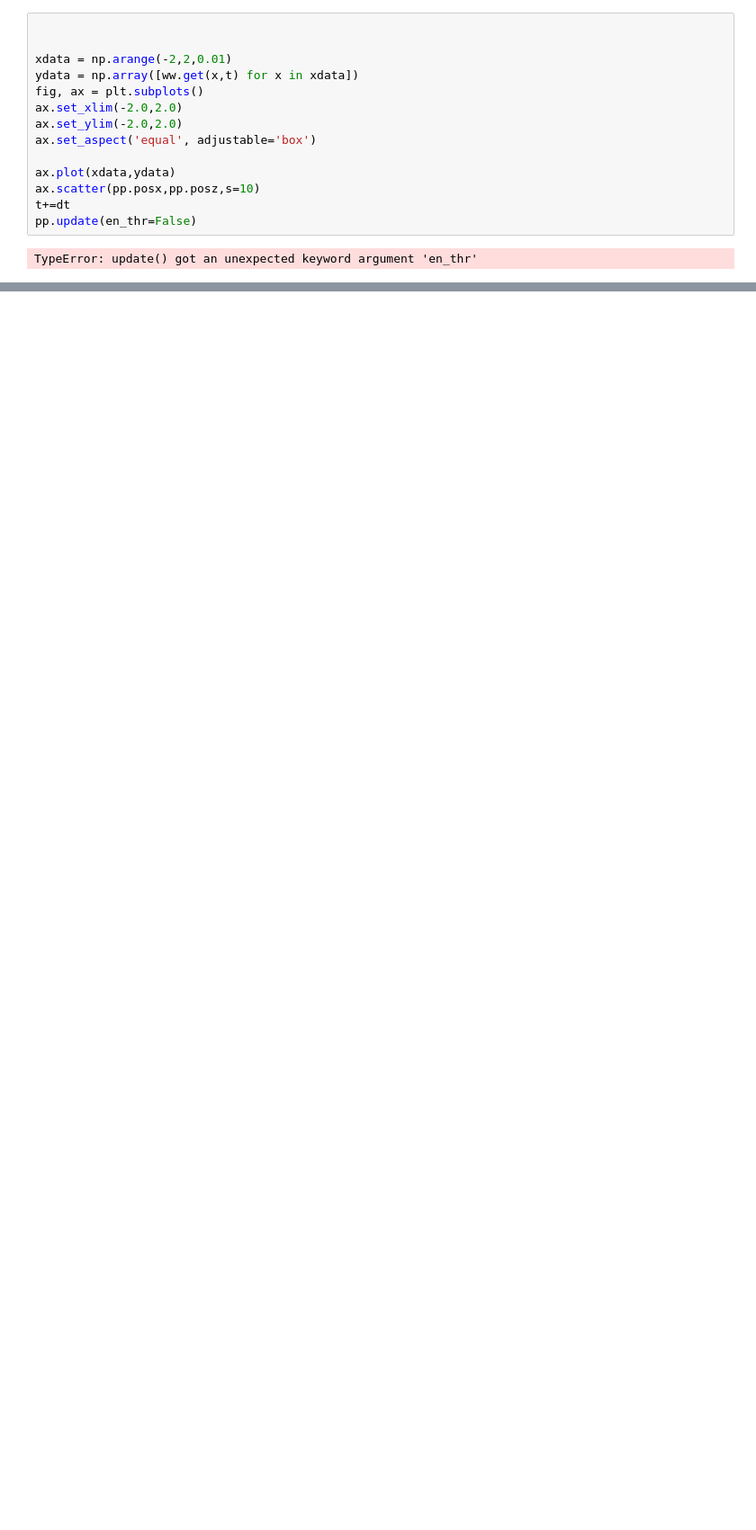
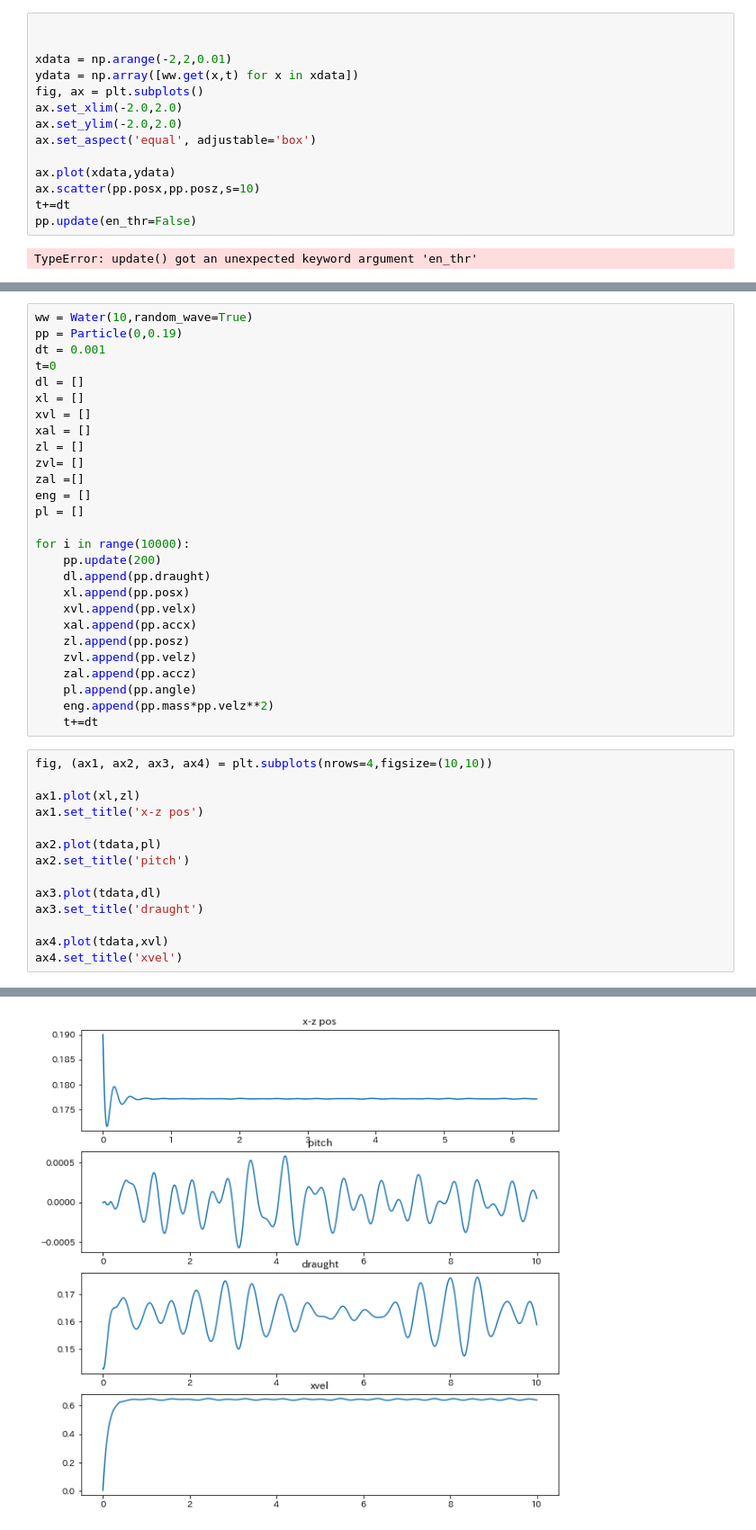
Before and after one commit to shiokoala/soturon, a Jupyter notebook: ship_rao copy 2.ipynb, the cells around one changed output, grey strips where cells are left out. Shown: that part at 90% size. Saved outputs shown, nothing was run; the diff lists cells and outputs as text; blank space fills up the shorter version.

```diff
--- a/ship_rao copy 2.ipynb
+++ b/ship_rao copy 2.ipynb
@@ -287,0 +267,42 @@ omega
+# %%
+ww = Water(10,random_wave=True)
+pp = Particle(0,0.19)
+dt = 0.001
+t=0
+dl = []
+xl = []
+xvl = []
+xal = []
+zl = []
+zvl= []
+zal =[]
+eng = []
+pl = []
+
+for i in range(10000):
+    pp.update(200)
+    dl.append(pp.draught)
+    xl.append(pp.posx)
+    xvl.append(pp.velx)
+    xal.append(pp.accx)
+    zl.append(pp.posz)
+    zvl.append(pp.velz)
+    zal.append(pp.accz)
+    pl.append(pp.angle)
+    eng.append(pp.mass*pp.velz**2)
+    t+=dt
+# %%
+fig, (ax1, ax2, ax3, ax4) = plt.subplots(nrows=4,figsize=(10,10))
+
+ax1.plot(xl,zl)
+ax1.set_title('x-z pos')
+
+ax2.plot(tdata,pl)
+ax2.set_title('pitch')
+
+ax3.plot(tdata,dl)
+ax3.set_title('draught')
+
+ax4.plot(tdata,xvl)
+ax4.set_title('xvel')
+# %% [output]
@@ -287,0 +310 @@ omega
+[figure, added]
```
Also changed, not shown: parts of 3 cells of this notebook.
